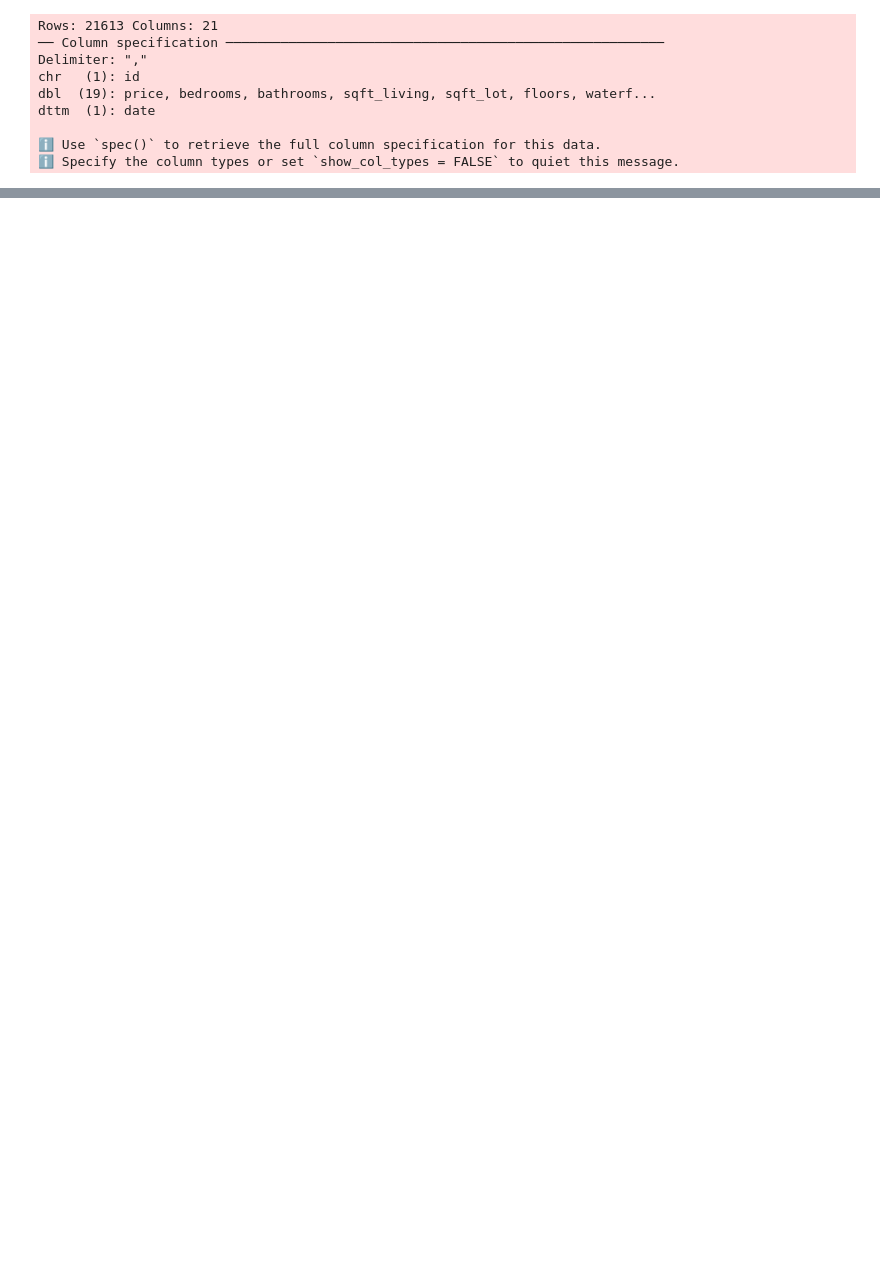
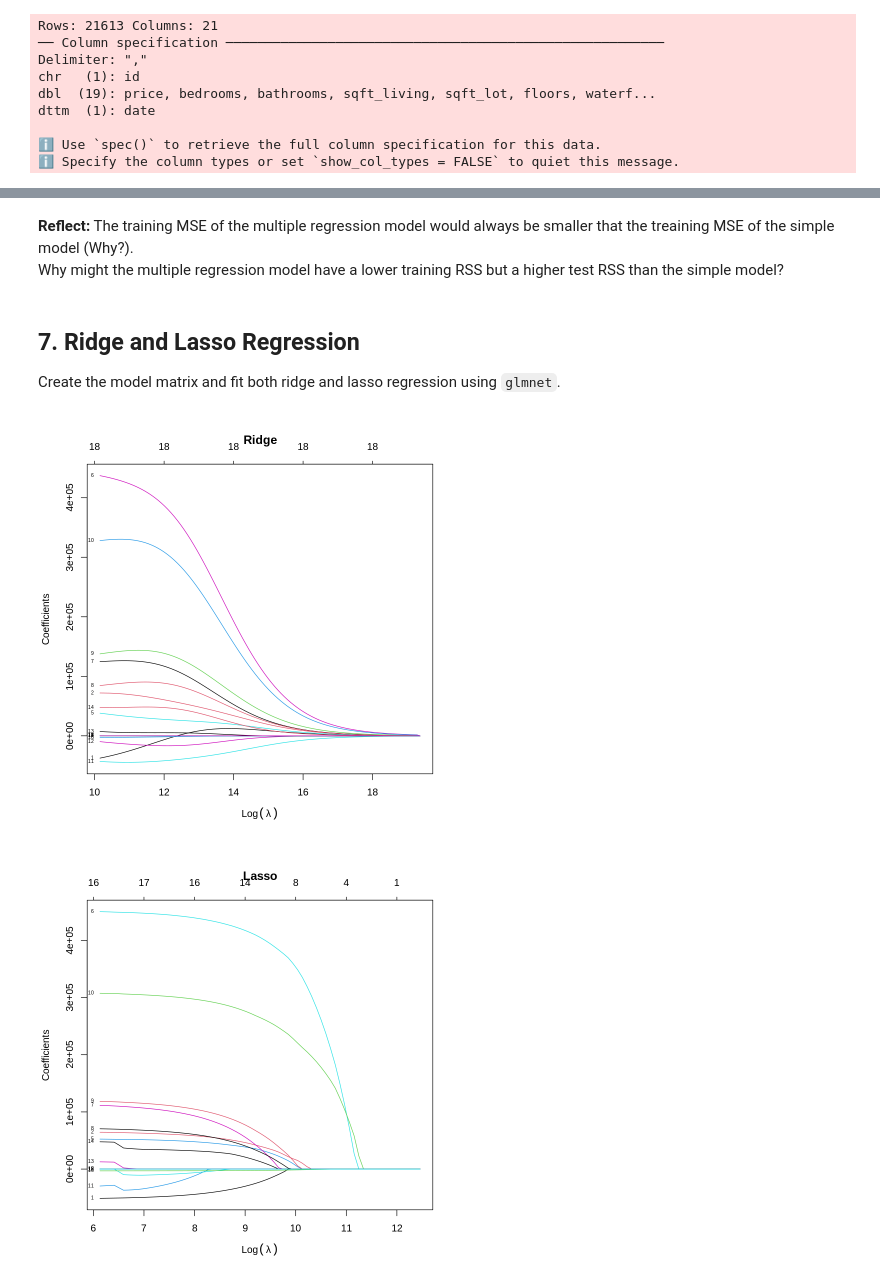
Before and after one commit to OpenActTextDev/ActuarialRegression, a Jupyter notebook: Notebooks/HousePriceRegularisation.ipynb, the cells around one changed output, grey strips where cells are left out. Cells and saved outputs as stored; diff of their text form; code cells hidden in the pictures; blank space fills up the shorter version.

```diff
--- a/Notebooks/HousePriceRegularisation.ipynb
+++ b/Notebooks/HousePriceRegularisation.ipynb
@@ -111,0 +190,18 @@ F-statistic:  2727 on 9 and 17280 DF,  p-value: < 2.2e-16
+# %% [markdown]
+**Reflect:** The training MSE of the multiple regression model would always be smaller that the treaining MSE of the simple model (Why?).
+Why might the multiple regression model have a lower training RSS but a higher test RSS than the simple model?
+# %% [markdown]
+## 7. Ridge and Lasso Regression
+Create the model matrix and fit both ridge and lasso regression using `glmnet`.
+# %%
+X <- model.matrix(lmAll)[, -1]   # model.matrix creates the X matrix (removing intercept column)
+Y <- KCdataTrain$price
+
+ridge_model <- glmnet(X, Y, alpha = 0) # alpha = 0 => ridge regression
+lasso_model <- glmnet(X, Y, alpha = 1) # alpha = 1 => lasso regression
+
+plot(ridge_model, xvar = "lambda", label = TRUE, main = "Ridge")
+plot(lasso_model, xvar = "lambda", label = TRUE, main = "Lasso")
+# %% [output]
+[figure, added]
+[figure, added]
```
Also changed, not shown: parts of 39 cells of this notebook.
